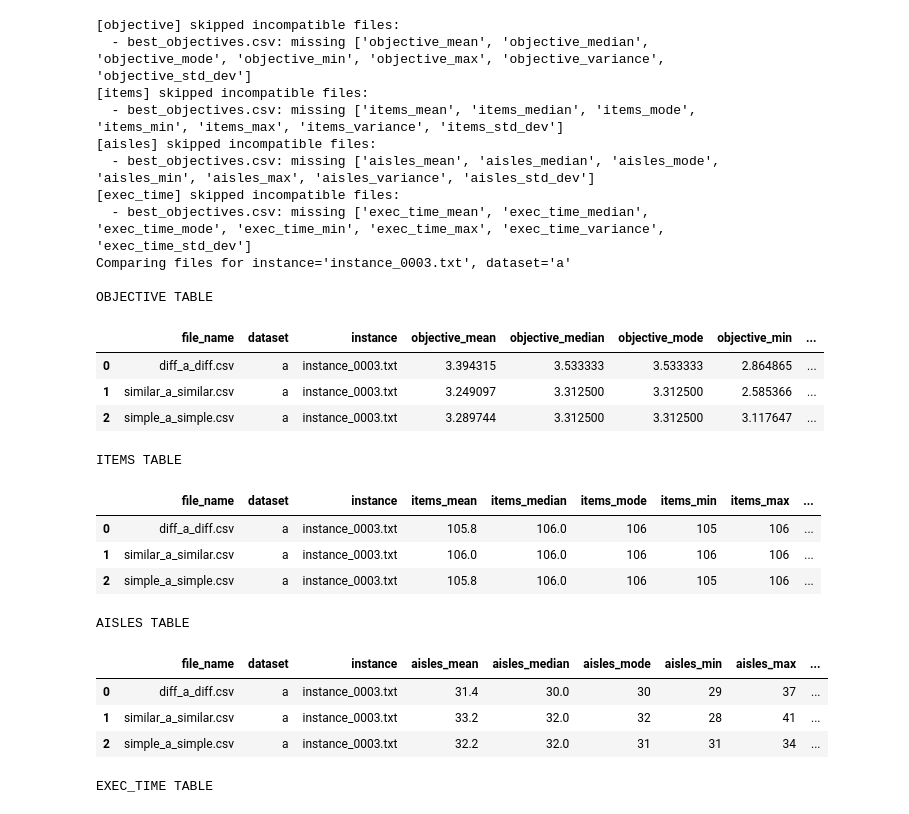
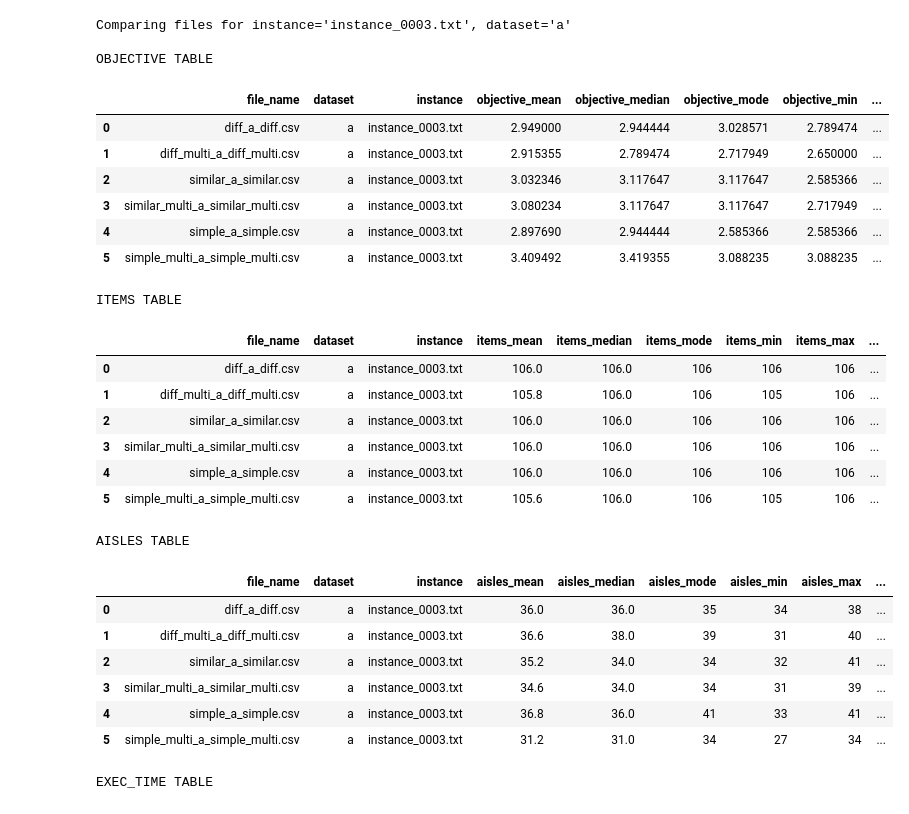
Before and after one commit to tinicius/challenge-sbpo-2025, a Jupyter notebook: src/compare.ipynb, the cells around one changed output. Drawn from its saved outputs; the diff is of its cells as text; code cells hidden in the pictures.

```diff
--- a/src/compare.ipynb
+++ b/src/compare.ipynb
@@ -2,7 +2,7 @@
 from pathlib import Path
 import pandas as pd
 
-folder = Path("../objectives_output")
+folder = Path("../objectives")
 base_columns = ["dataset", "instance"]
 metric_groups = {
     "objective": [
@@ -86,49 +86,50 @@ def load_metric_table(
             f"No compatible CSV rows found for metric '{metric_name}', instance '{instance}', "
             f"dataset '{dataset}' in {folder_path.resolve()}"
         )
 
     if skipped_files:
         print(f"[{metric_name}] skipped incompatible files:")
         for file_name, missing in skipped_files:
             print(f"  - {file_name}: missing {missing}")
 
     return pd.concat(tables, ignore_index=True).sort_values("file_name").reset_index(drop=True)
 
 
 tables = {
     name: load_metric_table(name, folder, instance_param, dataset_param)
     for name in metric_groups
 }
 
 print(f"Comparing files for instance={instance_param!r}, dataset={dataset_param!r}")
 for name in ["objective", "items", "aisles", "exec_time"]:
     print(f"\n{name.upper()} TABLE")
     display(tables[name])
 # %% [output]
-[objective] skipped incompatible files:
-  - best_objectives.csv: missing ['objective_mean', 'objective_median', 'objective_mode', 'objective_min', 'objective_max', 'objective_variance', 'objective_std_dev']
-[items] skipped incompatible files:
-  - best_objectives.csv: missing ['items_mean', 'items_median', 'items_mode', 'items_min', 'items_max', 'items_variance', 'items_std_dev']
-[aisles] skipped incompatible files:
-  - best_objectives.csv: missing ['aisles_mean', 'aisles_median', 'aisles_mode', 'aisles_min', 'aisles_max', 'aisles_variance', 'aisles_std_dev']
-[exec_time] skipped incompatible files:
-  - best_objectives.csv: missing ['exec_time_mean', 'exec_time_median', 'exec_time_mode', 'exec_time_min', 'exec_time_max', 'exec_time_variance', 'exec_time_std_dev']
 Comparing files for instance='instance_0003.txt', dataset='a'
 
 OBJECTIVE TABLE
 |  | file_name | dataset | instance | objective_mean | objective_median | objective_mode | objective_min | ... |
-| 0 | diff_a_diff.csv | a | instance_0003.txt | 3.394315 | 3.533333 | 3.533333 | 2.864865 | ... |
-| 1 | similar_a_similar.csv | a | instance_0003.txt | 3.249097 | 3.312500 | 3.312500 | 2.585366 | ... |
-| 2 | simple_a_simple.csv | a | instance_0003.txt | 3.289744 | 3.312500 | 3.312500 | 3.117647 | ... |
+| 0 | diff_a_diff.csv | a | instance_0003.txt | 2.949000 | 2.944444 | 3.028571 | 2.789474 | ... |
+| 1 | diff_multi_a_diff_multi.csv | a | instance_0003.txt | 2.915355 | 2.789474 | 2.717949 | 2.650000 | ... |
+| 2 | similar_a_similar.csv | a | instance_0003.txt | 3.032346 | 3.117647 | 3.117647 | 2.585366 | ... |
+| 3 | similar_multi_a_similar_multi.csv | a | instance_0003.txt | 3.080234 | 3.117647 | 3.117647 | 2.717949 | ... |
+| 4 | simple_a_simple.csv | a | instance_0003.txt | 2.897690 | 2.944444 | 2.585366 | 2.585366 | ... |
+| 5 | simple_multi_a_simple_multi.csv | a | instance_0003.txt | 3.409492 | 3.419355 | 3.088235 | 3.088235 | ... |
 ITEMS TABLE
 |  | file_name | dataset | instance | items_mean | items_median | items_mode | items_min | items_max | ... |
-| 0 | diff_a_diff.csv | a | instance_0003.txt | 105.8 | 106.0 | 106 | 105 | 106 | ... |
-| 1 | similar_a_similar.csv | a | instance_0003.txt | 106.0 | 106.0 | 106 | 106 | 106 | ... |
-| 2 | simple_a_simple.csv | a | instance_0003.txt | 105.8 | 106.0 | 106 | 105 | 106 | ... |
+| 0 | diff_a_diff.csv | a | instance_0003.txt | 106.0 | 106.0 | 106 | 106 | 106 | ... |
+| 1 | diff_multi_a_diff_multi.csv | a | instance_0003.txt | 105.8 | 106.0 | 106 | 105 | 106 | ... |
+| 2 | similar_a_similar.csv | a | instance_0003.txt | 106.0 | 106.0 | 106 | 106 | 106 | ... |
+| 3 | similar_multi_a_similar_multi.csv | a | instance_0003.txt | 106.0 | 106.0 | 106 | 106 | 106 | ... |
+| 4 | simple_a_simple.csv | a | instance_0003.txt | 106.0 | 106.0 | 106 | 106 | 106 | ... |
+| 5 | simple_multi_a_simple_multi.csv | a | instance_0003.txt | 105.6 | 106.0 | 106 | 105 | 106 | ... |
 AISLES TABLE
 |  | file_name | dataset | instance | aisles_mean | aisles_median | aisles_mode | aisles_min | aisles_max | ... |
-| 0 | diff_a_diff.csv | a | instance_0003.txt | 31.4 | 30.0 | 30 | 29 | 37 | ... |
-| 1 | similar_a_similar.csv | a | instance_0003.txt | 33.2 | 32.0 | 32 | 28 | 41 | ... |
-| 2 | simple_a_simple.csv | a | instance_0003.txt | 32.2 | 32.0 | 31 | 31 | 34 | ... |
+| 0 | diff_a_diff.csv | a | instance_0003.txt | 36.0 | 36.0 | 35 | 34 | 38 | ... |
+| 1 | diff_multi_a_diff_multi.csv | a | instance_0003.txt | 36.6 | 38.0 | 39 | 31 | 40 | ... |
+| 2 | similar_a_similar.csv | a | instance_0003.txt | 35.2 | 34.0 | 34 | 32 | 41 | ... |
+| 3 | similar_multi_a_similar_multi.csv | a | instance_0003.txt | 34.6 | 34.0 | 34 | 31 | 39 | ... |
+| 4 | simple_a_simple.csv | a | instance_0003.txt | 36.8 | 36.0 | 41 | 33 | 41 | ... |
+| 5 | simple_multi_a_simple_multi.csv | a | instance_0003.txt | 31.2 | 31.0 | 34 | 27 | 34 | ... |
 EXEC_TIME TABLE
 |  | file_name | dataset | instance | exec_time_mean | exec_time_median | exec_time_mode | exec_time_min | ... |
```
Also changed, not shown: parts of 2 cells of this notebook, 5 other files.
